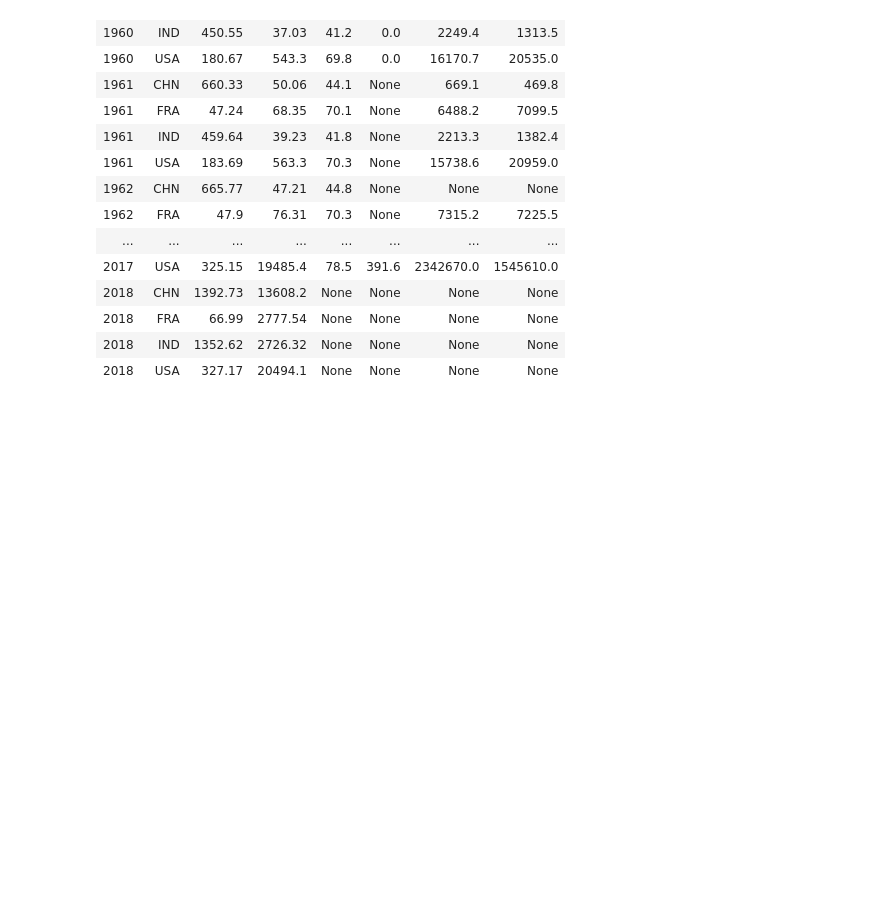
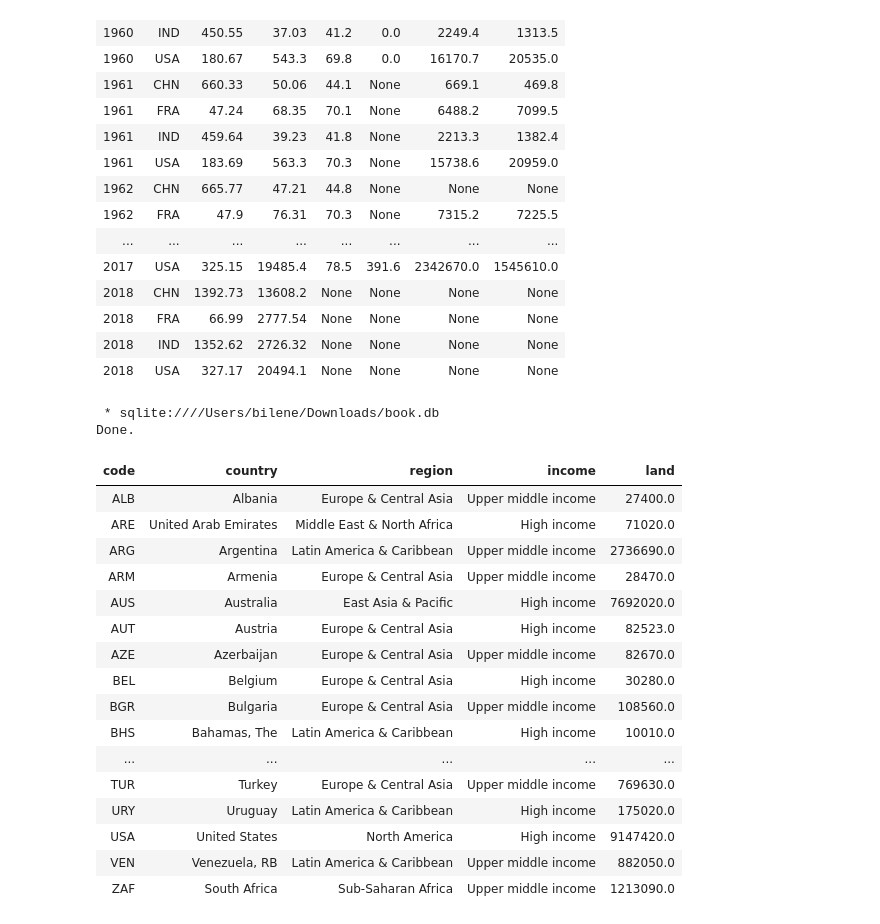
Before and after one commit to ernbilen/Data200_Fall23, a Jupyter notebook: notes/in-class/intro-to-sql.ipynb, the cells around one changed output. Cells and saved outputs as stored; diff of their text form; code cells hidden in the pictures; blank space fills up the shorter version.

```diff
--- a/notes/in-class/intro-to-sql.ipynb
+++ b/notes/in-class/intro-to-sql.ipynb
@@ -160,3 +160,30 @@ Done.
 | 2018 | FRA | 66.99 | 2777.54 | None | None | None | None |
 | 2018 | IND | 1352.62 | 2726.32 | None | None | None | None |
 | 2018 | USA | 327.17 | 20494.1 | None | None | None | None |
+# %%
+%%sql
+-- Return countries (from the countries table) with land>10000 and the country
+-- should be either high income or upper middle income
+
+SELECT * FROM countries
+WHERE land > 10000 AND (income="High income" OR income="Upper middle income")
+# %% [output]
+ * sqlite:////Users/bilene/Downloads/book.db
+Done.
+| code | country | region | income | land |
+| ALB | Albania | Europe & Central Asia | Upper middle income | 27400.0 |
+| ARE | United Arab Emirates | Middle East & North Africa | High income | 71020.0 |
+| ARG | Argentina | Latin America & Caribbean | Upper middle income | 2736690.0 |
+| ARM | Armenia | Europe & Central Asia | Upper middle income | 28470.0 |
+| AUS | Australia | East Asia & Pacific | High income | 7692020.0 |
+| AUT | Austria | Europe & Central Asia | High income | 82523.0 |
+| AZE | Azerbaijan | Europe & Central Asia | Upper middle income | 82670.0 |
+| BEL | Belgium | Europe & Central Asia | High income | 30280.0 |
+| BGR | Bulgaria | Europe & Central Asia | Upper middle income | 108560.0 |
+| BHS | Bahamas, The | Latin America & Caribbean | High income | 10010.0 |
+| ... | ... | ... | ... | ... |
+| TUR | Turkey | Europe & Central Asia | Upper middle income | 769630.0 |
+| URY | Uruguay | Latin America & Caribbean | High income | 175020.0 |
+| USA | United States | North America | High income | 9147420.0 |
+| VEN | Venezuela, RB | Latin America & Caribbean | Upper middle income | 882050.0 |
+| ZAF | South Africa | Sub-Saharan Africa | Upper middle income | 1213090.0 |
```
Also changed, not shown: parts of 17 cells of this notebook.
